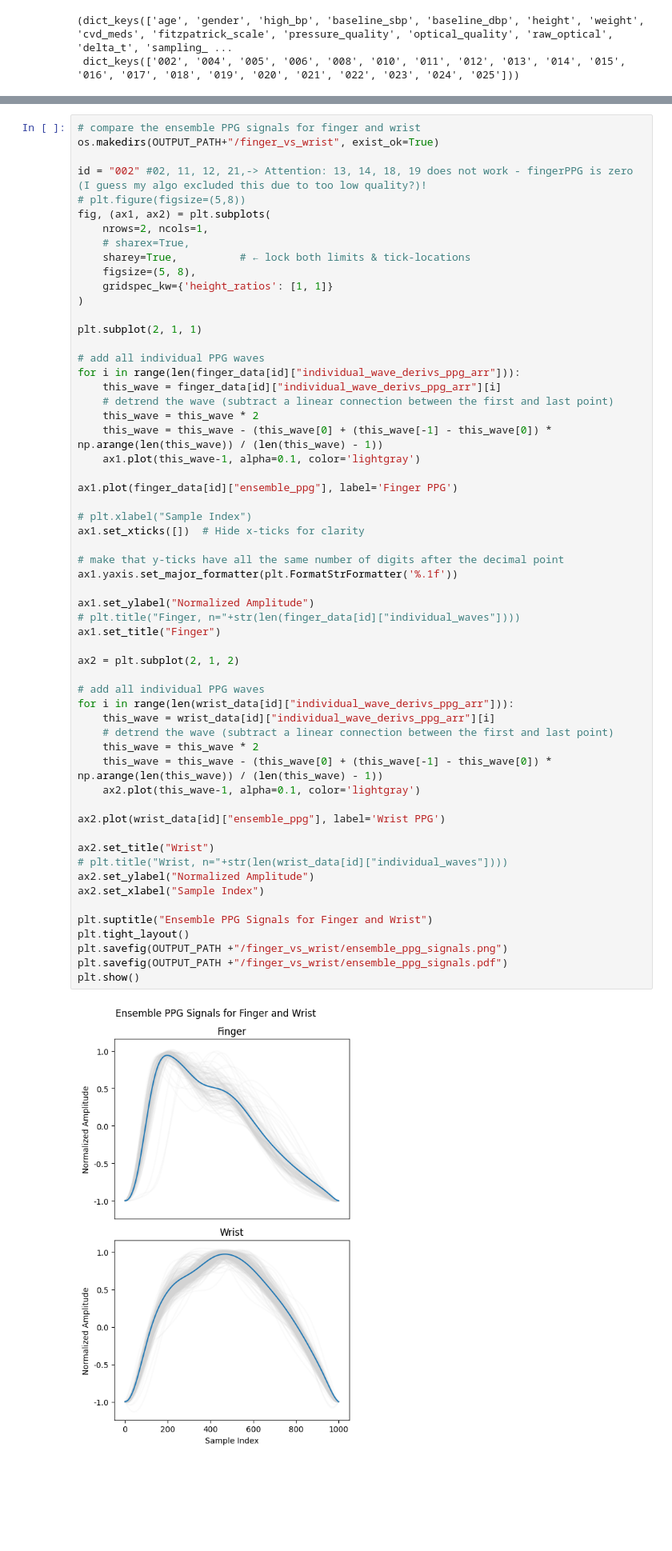
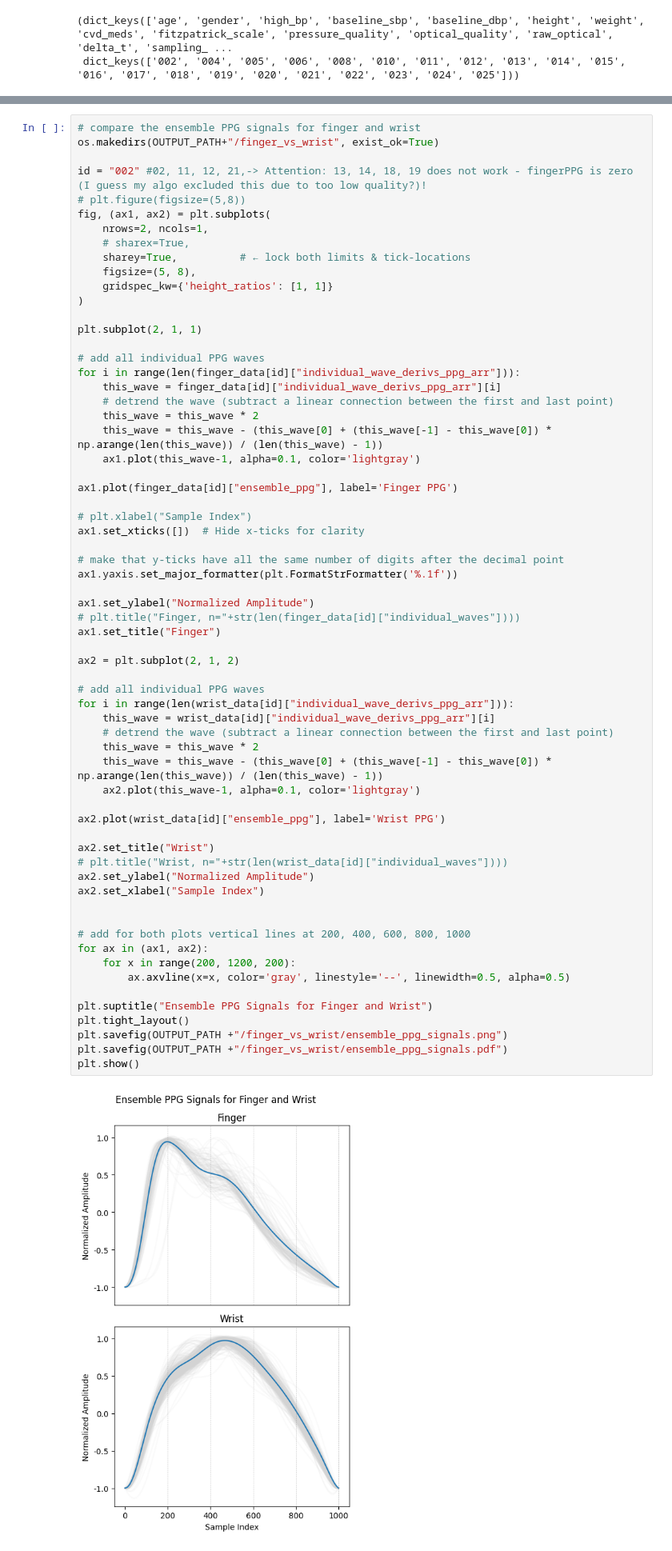
Before and after one commit to ad045/wrist-ppg-morphology, a Jupyter notebook: notebooks/02_comparing_fPPG_and_wPPG_PWs_for_MAUS.ipynb, the cells around one changed output, grey strips where cells are left out. Shown at 80% size. Cells and saved outputs as stored; diff of their text form; blank space fills up the shorter version.

```diff
--- a/notebooks/02_comparing_fPPG_and_wPPG_PWs_for_MAUS.ipynb
+++ b/notebooks/02_comparing_fPPG_and_wPPG_PWs_for_MAUS.ipynb
@@ -129,31 +129,37 @@ ax1.set_xticks([])  # Hide x-ticks for clarity
 # make that y-ticks have all the same number of digits after the decimal point
 ax1.yaxis.set_major_formatter(plt.FormatStrFormatter('%.1f'))
 
 ax1.set_ylabel("Normalized Amplitude")
 # plt.title("Finger, n="+str(len(finger_data[id]["individual_waves"])))
 ax1.set_title("Finger")
 
 ax2 = plt.subplot(2, 1, 2)
 
 # add all individual PPG waves
 for i in range(len(wrist_data[id]["individual_wave_derivs_ppg_arr"])):
     this_wave = wrist_data[id]["individual_wave_derivs_ppg_arr"][i]
     # detrend the wave (subtract a linear connection between the first and last point)
     this_wave = this_wave * 2
     this_wave = this_wave - (this_wave[0] + (this_wave[-1] - this_wave[0]) * np.arange(len(this_wave)) / (len(this_wave) - 1))
     ax2.plot(this_wave-1, alpha=0.1, color='lightgray')
 
 ax2.plot(wrist_data[id]["ensemble_ppg"], label='Wrist PPG')
 
 ax2.set_title("Wrist")
 # plt.title("Wrist, n="+str(len(wrist_data[id]["individual_waves"])))
 ax2.set_ylabel("Normalized Amplitude")
 ax2.set_xlabel("Sample Index")
 
+
+# add for both plots vertical lines at 200, 400, 600, 800, 1000
+for ax in (ax1, ax2):
+    for x in range(200, 1200, 200):
+        ax.axvline(x=x, color='gray', linestyle='--', linewidth=0.5, alpha=0.5)
+
 plt.suptitle("Ensemble PPG Signals for Finger and Wrist")
 plt.tight_layout()
 plt.savefig(OUTPUT_PATH +"/finger_vs_wrist/ensemble_ppg_signals.png")
 plt.savefig(OUTPUT_PATH +"/finger_vs_wrist/ensemble_ppg_signals.pdf")
 plt.show()
 # %% [output]
-[figure, old version]
+[figure, new version]
```
Also changed, not shown: parts of 9 cells of this notebook, 7 other files.
